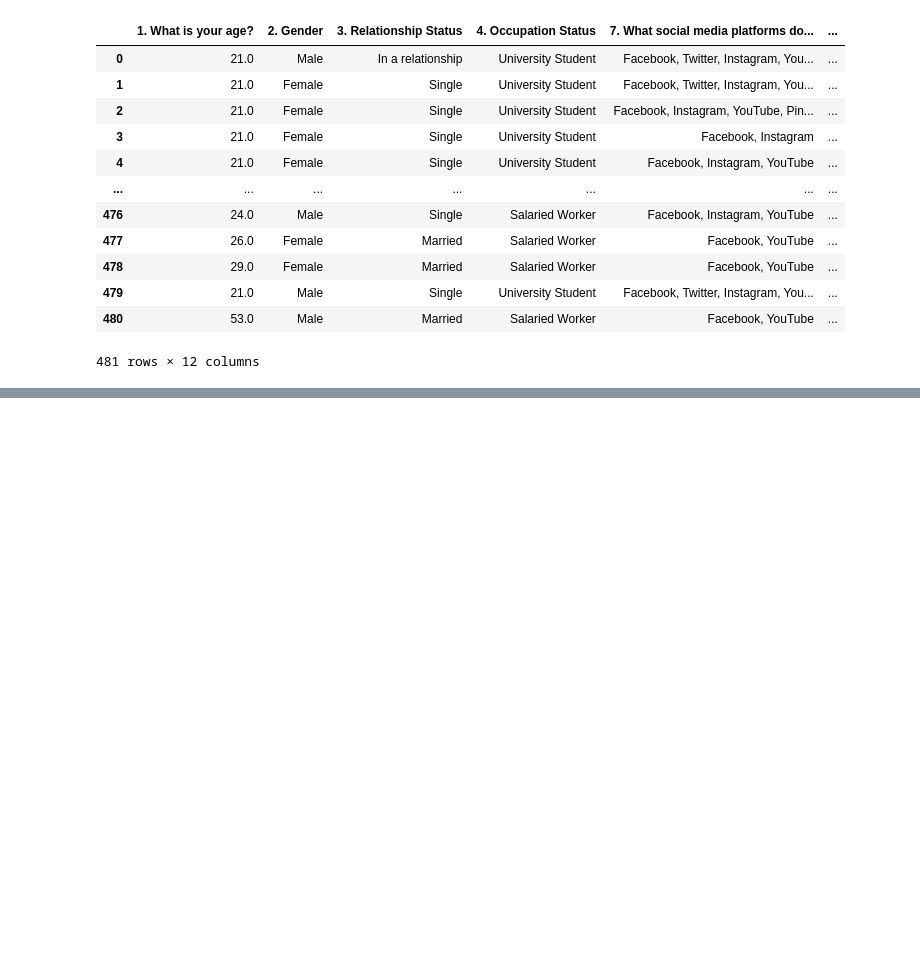
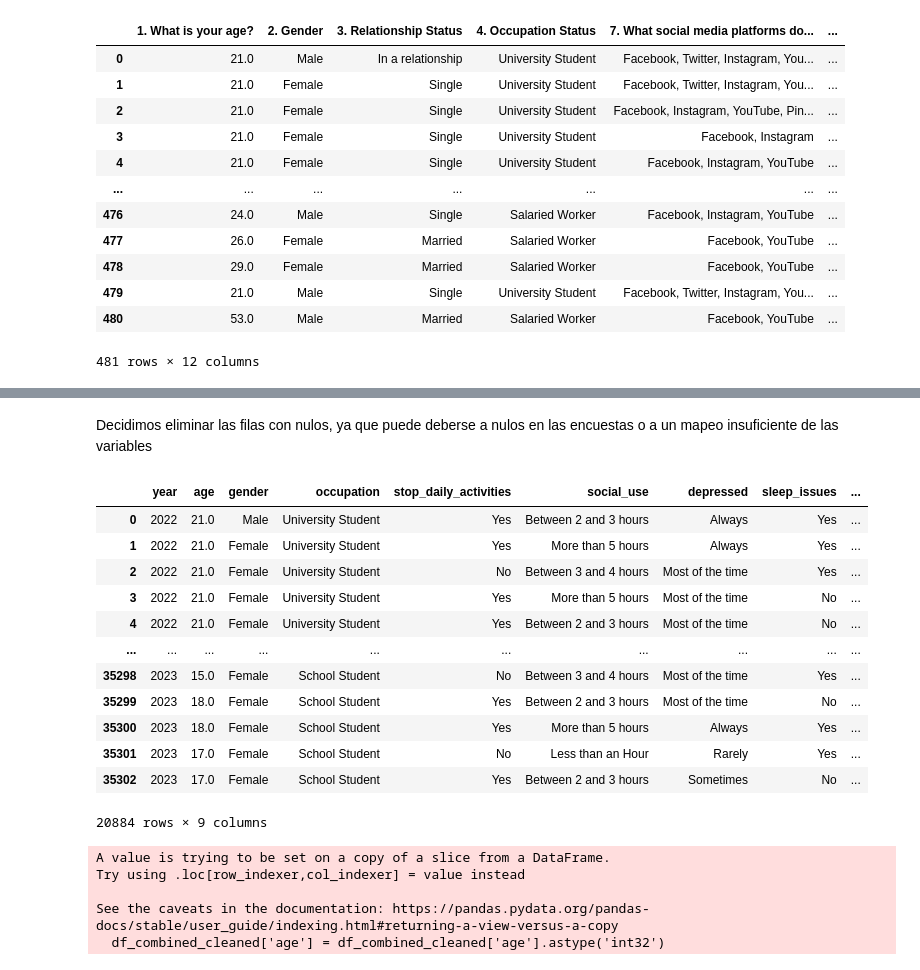
Before and after one commit to fapm4/PRVD-1, a Jupyter notebook: notebook_join.ipynb, the cells around one changed output, grey strips where cells are left out. Saved outputs shown, nothing was run; the diff lists cells and outputs as text; code cells hidden in the pictures; blank space fills up the shorter version.

```diff
--- a/notebook_join.ipynb
+++ b/notebook_join.ipynb
@@ -195,11 +131,13 @@ df_y23.head()
 # %% [markdown]
 ### Kaggle
 # %%
+import pandas as pd
+
 file_path = 'datos/smmh.csv'
 df_k = pd.read_csv(file_path)
 
 df_k['Timestamp'] = pd.to_datetime(df_k['Timestamp'])
-df_k['Year'] = df_k['Timestamp'].dt.year
+df_k['year'] = df_k['Timestamp'].dt.year
 
 df_k.head()
 # %% [output]
@@ -230,0 +318,17 @@ df_k
+# %%
+# Seleccionamos aquellas variables que se pueden unir
+
+df_k_normalized = df_k[['year', 'age_normalized', 'gender', 'occupation', 'stop_daily_activities_normalized', 'social_use', 'depressed_normalized', 'sleep_issues_normalized']]
+df_k_normalized.columns = ['year', 'age', 'gender', 'occupation', 'stop_daily_activities', 'social_use', 'depressed', 'sleep_issues']
+
+df_y21_normalized = df_y21[['year', 'age_normalized', 'gender_normalized', 'occupation_normalized', 'stop_daily_activities_normalized', 'social_use_normalized', 'depressed_normalized', 'sleep_issues_normalized']]
+df_y21_normalized.columns = ['year', 'age', 'gender', 'occupation', 'stop_daily_activities', 'social_use', 'depressed', 'sleep_issues']
+
+df_y23_normalized = df_y23[['year', 'age_normalized', 'gender_normalized', 'occupation_normalized', 'stop_daily_activities_normalized', 'social_use_normalized', 'depressed_normalized', 'sleep_issues_normalized']]
+df_y23_normalized.columns = ['year', 'age', 'gender', 'occupation', 'stop_daily_activities', 'social_use', 'depressed', 'sleep_issues']
+
+
+# Añadimos la fuente original al dataset como una columna, para poder tener un mejor tracking
+df_k_normalized['source'] = 'Kaggle'
+df_y21_normalized['source'] = 'YRBS21'
+df_y23_normalized['source'] = 'YRBS23'
@@ -230,0 +425,28 @@ df_k
+# %% [markdown]
+Decidimos eliminar las filas con nulos, ya que puede deberse a nulos en las encuestas o a un mapeo insuficiente de las variables
+# %%
+df_combined_cleaned = df_combined.dropna()
+df_combined_cleaned
+# %% [output]
+|  | year | age | gender | occupation | stop_daily_activities | social_use | depressed | sleep_issues | ... |
+| 0 | 2022 | 21.0 | Male | University Student | Yes | Between 2 and 3 hours | Always | Yes | ... |
+| 1 | 2022 | 21.0 | Female | University Student | Yes | More than 5 hours | Always | Yes | ... |
+| 2 | 2022 | 21.0 | Female | University Student | No | Between 3 and 4 hours | Most of the time | Yes | ... |
+| 3 | 2022 | 21.0 | Female | University Student | Yes | More than 5 hours | Most of the time | No | ... |
+| 4 | 2022 | 21.0 | Female | University Student | Yes | Between 2 and 3 hours | Most of the time | No | ... |
+| ... | ... | ... | ... | ... | ... | ... | ... | ... | ... |
+| 35298 | 2023 | 15.0 | Female | School Student | No | Between 3 and 4 hours | Most of the time | Yes | ... |
+| 35299 | 2023 | 18.0 | Female | School Student | Yes | Between 2 and 3 hours | Most of the time | No | ... |
+| 35300 | 2023 | 18.0 | Female | School Student | Yes | More than 5 hours | Always | Yes | ... |
+| 35301 | 2023 | 17.0 | Female | School Student | No | Less than an Hour | Rarely | Yes | ... |
+| 35302 | 2023 | 17.0 | Female | School Student | Yes | Between 2 and 3 hours | Sometimes | No | ... |
+20884 rows × 9 columns
+# %%
+# Cambiamos el tipo de age
+df_combined_cleaned['age'] = df_combined_cleaned['age'].astype('int32')
+# %% [output]
+A value is trying to be set on a copy of a slice from a DataFrame.
+Try using .loc[row_indexer,col_indexer] = value instead
+
+See the caveats in the documentation: https://pandas.pydata.org/pandas-docs/stable/user_guide/indexing.html#returning-a-view-versus-a-copy
+  df_combined_cleaned['age'] = df_combined_cleaned['age'].astype('int32')
```
Also changed, not shown: parts of 24 cells of this notebook, 4 other files.
